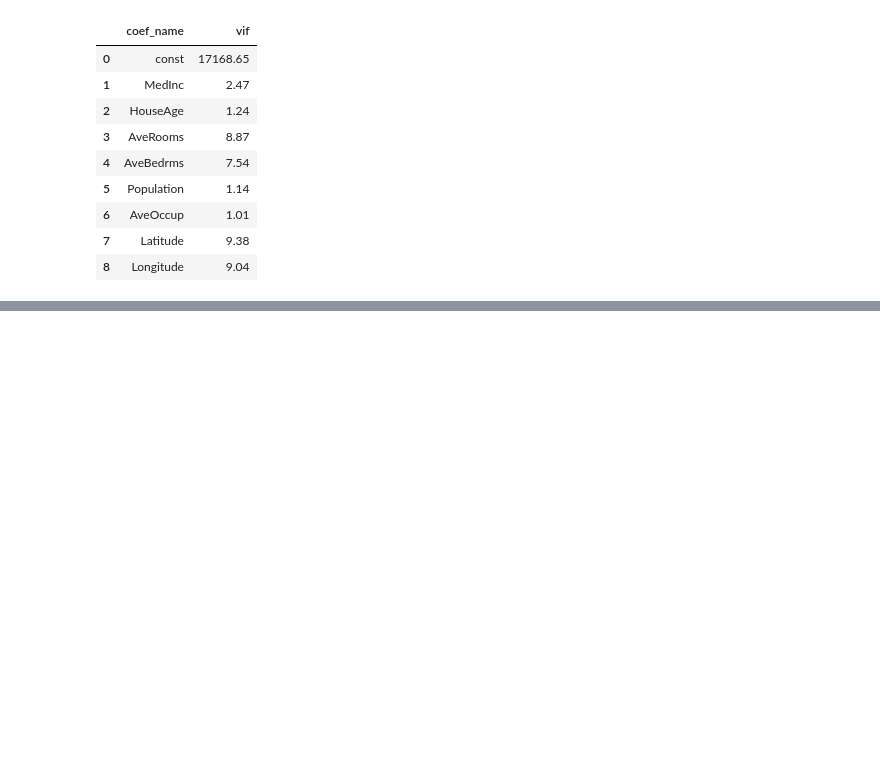
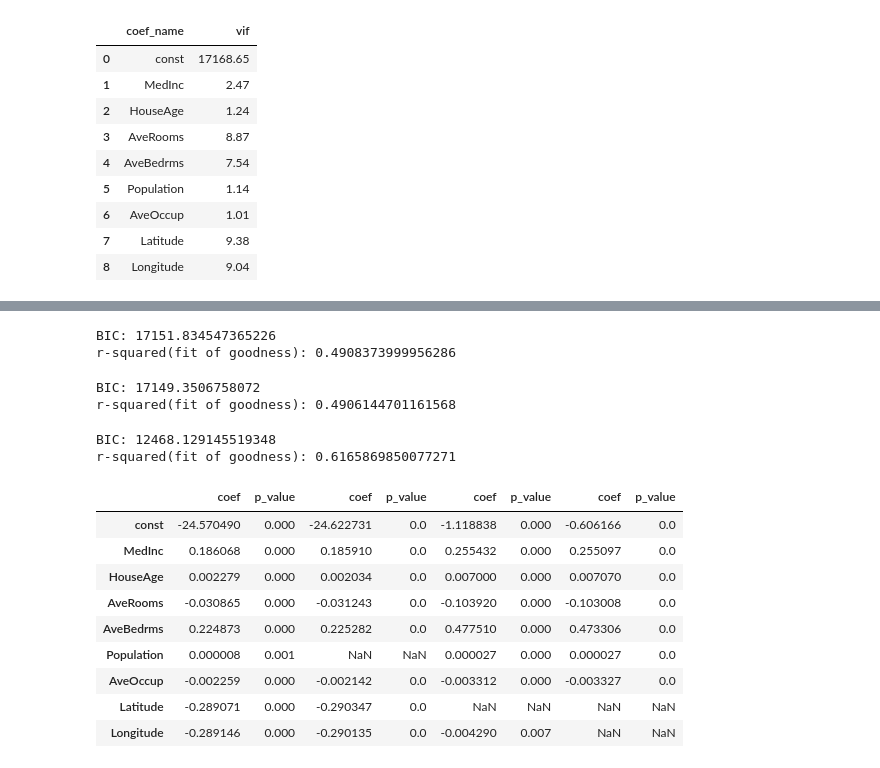
Before and after one commit to alextianyf/MachineLearning_ProblemSets, a Jupyter notebook: 3. Predict House Prices with Multivariable Linear Regression/3.2 Mutilvariable Regression.ipynb, the cells around one changed output, grey strips where cells are left out. Saved outputs shown, nothing was run; the diff lists cells and outputs as text; code cells hidden in the pictures; blank space fills up the shorter version.

Commit message:
Update 3.2 Mutilvariable Regression.ipynb
Simplify model

```diff
--- a/3. Predict House Prices with Multivariable Linear Regression/3.2 Mutilvariable Regression.ipynb
+++ b/3. Predict House Prices with Multivariable Linear Regression/3.2 Mutilvariable Regression.ipynb
@@ -719,0 +739,68 @@ pd.DataFrame({'coef_name': X_incl_const.columns, 'vif': np.around(vif,2)})
+# %%
+# Reduced Model #1 excluding Latitude
+
+X_incl_const = sm.add_constant(X_train)
+X_incl_const = X_incl_const.drop(['Latitude'], axis=1)
+
+# OLS(Ordinary Least Saures)
+model = sm.OLS(y_train, X_incl_const) # this will also give linear regression model
+results = model.fit()
+
+coef_minus_latitude = pd.DataFrame({'coef':results.params, 'p_value':round(results.pvalues,3)})
+
+print('BIC:',results.bic)
+print('r-squared(fit of goodness):',results.rsquared)
+# %% [output]
+BIC: 17151.834547365226
+r-squared(fit of goodness): 0.4908373999956286
+# %%
+# Reduced Model #2 excluding Latitude and Longitude
+
+X_incl_const = sm.add_constant(X_train)
+X_incl_const = X_incl_const.drop(['Latitude', 'Longitude'], axis=1)
+
+# OLS(Ordinary Least Saures)
+model = sm.OLS(y_train, X_incl_const) # this will also give linear regression model
+results = model.fit()
+
+coef_minus_latitudeANDLongitude = pd.DataFrame({'coef':results.params, 'p_value':round(results.pvalues,3)})
+
+print('BIC:',results.bic)
+print('r-squared(fit of goodness):',results.rsquared)
+# %% [output]
+BIC: 17149.3506758072
+r-squared(fit of goodness): 0.4906144701161568
+# %%
+# Reduced Model #3 excluding Population
+# This model doesn't affect much original behavior, so we consider Population features can be eliminated
+
+X_incl_const = sm.add_constant(X_train)
+X_incl_const = X_incl_const.drop(['Population'], axis=1)
+
+# OLS(Ordinary Least Saures)
+model = sm.OLS(y_train, X_incl_const) # this will also give linear regression model
+results = model.fit()
+
+coef_minus_population = pd.DataFrame({'coef':results.params, 'p_value':round(results.pvalues,3)})
+
+print('BIC:',results.bic)
+print('r-squared(fit of goodness):',results.rsquared)
+# %% [output]
+BIC: 12468.129145519348
+r-squared(fit of goodness): 0.6165869850077271
+# %%
+# We can tell from the coef that after removing population feature, our model still behave very steady as original model
+# The other model has changed coef dramatically which is not good under current senario
+frames = [org_coef, coef_minus_population , coef_minus_latitude, coef_minus_latitudeANDLongitude]
+pd.concat(frames, axis=1)
+# %% [output]
+|  | coef | p_value | coef | p_value | coef | p_value | coef | p_value |
+| const | -24.570490 | 0.000 | -24.622731 | 0.0 | -1.118838 | 0.000 | -0.606166 | 0.0 |
+| MedInc | 0.186068 | 0.000 | 0.185910 | 0.0 | 0.255432 | 0.000 | 0.255097 | 0.0 |
+| HouseAge | 0.002279 | 0.000 | 0.002034 | 0.0 | 0.007000 | 0.000 | 0.007070 | 0.0 |
+| AveRooms | -0.030865 | 0.000 | -0.031243 | 0.0 | -0.103920 | 0.000 | -0.103008 | 0.0 |
+| AveBedrms | 0.224873 | 0.000 | 0.225282 | 0.0 | 0.477510 | 0.000 | 0.473306 | 0.0 |
+| Population | 0.000008 | 0.001 | NaN | NaN | 0.000027 | 0.000 | 0.000027 | 0.0 |
+| AveOccup | -0.002259 | 0.000 | -0.002142 | 0.0 | -0.003312 | 0.000 | -0.003327 | 0.0 |
+| Latitude | -0.289071 | 0.000 | -0.290347 | 0.0 | NaN | NaN | NaN | NaN |
+| Longitude | -0.289146 | 0.000 | -0.290135 | 0.0 | -0.004290 | 0.007 | NaN | NaN |
```
Also changed, not shown: parts of 2 cells of this notebook.
